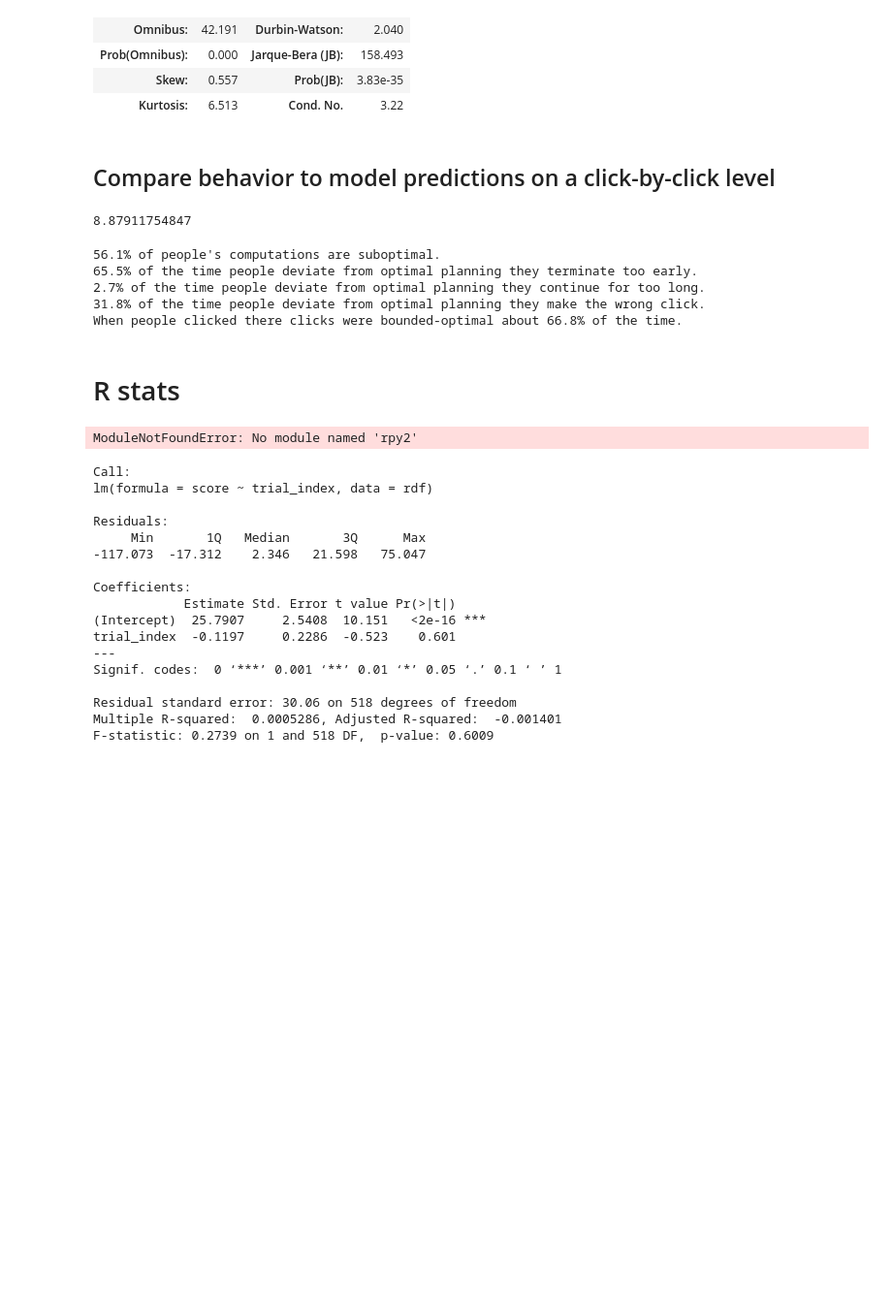
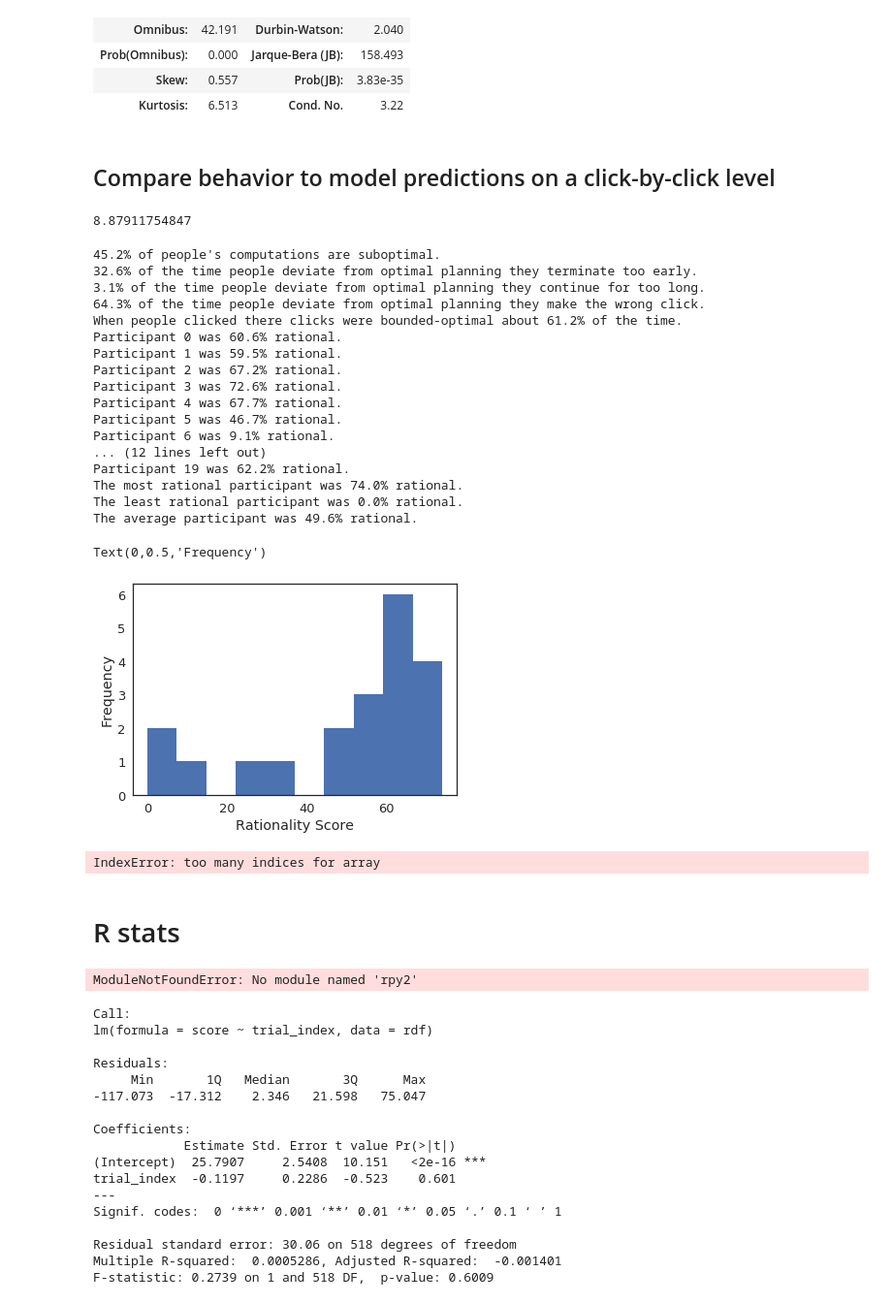
Before and after one commit to fredcallaway/planning, a Jupyter notebook: python/qualitative_predictions_x12.ipynb, the cells around one changed output. Shown: that part at 97% size. Drawn from its saved outputs; the diff is of its cells as text; code cells hidden in the pictures; blank space fills up the shorter version.

Commit message:
Analyze inter-individual differences in rationality

```diff
--- a/python/qualitative_predictions_x12.ipynb
+++ b/python/qualitative_predictions_x12.ipynb
@@ -49,7 +50,7 @@ env = make_env()
 # Load Data
 # %%
 from analysis_utils import *
-VERSION = 'c0.7'
+VERSION = 'c1.0'
 data = get_data(VERSION, '../experiment/data')
 pdf = data['participants']
 print(f'{len(pdf)} participants')
@@ -59,7 +60,7 @@ def extract(q):
     return list(map(int, q['click']['state']['target']))
 mdf['clicks'] = mdf.queries.apply(extract)
 mdf['n_clicks'] = mdf.clicks.apply(len)
-mdf['thinking'] = mdf['rt'].apply(get(0))
+mdf['thinking'] = mdf['rt'].apply(get(0, default=0))
 
 tdf = mdf.query('block == "test"').copy()
 tdf.trial_index -= tdf.trial_index.min()
@@ -600,6 +601,10 @@ bounded_optimal_agent = get_optimal_policy(env)
 8.87911754847
 # %%
 from agents import run_episode
+
+import matplotlib.pyplot as plt
+
+
 run_episode(bounded_optimal_agent, env)
 
 stopped_too_early = np.array([])
@@ -611,10 +616,12 @@ nr_nodes = 12
 terminate = nr_nodes + 1 #node 0 is unclickable, nodes 1-12 are clickable, so action 13 is termination
 
 suboptimal_computation = np.array([])
+participant_id = np.array([])
 
 for t in trial_ids:
 
     trial_id = tdf['trial_id'][t]
+    participant=tdf['pid'][t]
     ground_truth = tdf['env'][t].ground_truth
     env = tdf['env'][t]
     actions = np.append(tdf['clicks'][t],[terminate])
@@ -623,38 +630,77 @@ for t in trial_ids:
     c=0
     for action in actions:
 
         #What would a bounded-optimal agent do?
         action_distribution=bounded_optimal_agent.action_distribution(env._state)
         p_continue = np.sum(action_distribution[0:-1])
         p_terminate =action_distribution[terminate]
         p_human_click = action_distribution[int(action)]
 
         human_clicked = np.append(human_clicked,[action!=terminate])
 
         suboptimal_computation = np.append(suboptimal_computation,[p_human_click == 0])
+        participant_id = np.append(participant_id,[participant])
 
         if p_human_click == 0:
             stopped_too_early  = np.append(stopped_too_early, [action==terminate and p_continue>0.5])
             continued_too_long =  np.append(continued_too_long, [action!=terminate and p_terminate>0.5])
             wrong_click =  np.append(wrong_click, [action!=terminate and p_continue>0.5])
 
 
         step=env.step(action)
 
 
 print("{:3.1f}% of people's computations are suboptimal.".format(100*np.mean(suboptimal_computation)))
 
 print("{:3.1f}% of the time people deviate from optimal planning they terminate too early.".format(100*np.mean(stopped_too_early)))
 print("{:3.1f}% of the time people deviate from optimal planning they continue for too long.".format(100*np.mean(continued_too_long)))
 print("{:3.1f}% of the time people deviate from optimal planning they make the wrong click.".format(100*np.mean(wrong_click)))
 
 print("When people clicked there clicks were bounded-optimal about {:3.1f}% of the time.".format(100*np.mean(suboptimal_computation[human_clicked==1]==False)))
+
+participants = np.unique(participant_id)
+
+rationality_by_participant =np.array([])
+
+i=0
+for p in participants:
+    rationality_by_participant = np.append(rationality_by_participant, [100-100*np.mean(suboptimal_computation[participant_id==p])])
+    print("Participant {} was {:3.1f}% rational.".format(int(p),rationality_by_participant[-1]))
+    i+=1
+
+print("The most rational participant was {:3.1f}% rational.".format(np.max(rationality_by_participant)))
+print("The least rational participant was {:3.1f}% rational.".format(np.min(rationality_by_participant)))
+print("The average participant was {:3.1f}% rational.".format(np.mean(rationality_by_participant)))
+
+np.histogram(rationality_by_participant)
+
+plt.hist(rationality_by_participant)
+plt.xlabel('Rationality Score')
+plt.ylabel('Frequency')
 # %% [output]
-56.1% of people's computations are suboptimal.
-65.5% of the time people deviate from optimal planning they terminate too early.
-2.7% of the time people deviate from optimal planning they continue for too long.
-31.8% of the time people deviate from optimal planning they make the wrong click.
-When people clicked there clicks were bounded-optimal about 66.8% of the time.
+45.2% of people's computations are suboptimal.
+32.6% of the time people deviate from optimal planning they terminate too early.
+3.1% of the time people deviate from optimal planning they continue for too long.
+64.3% of the time people deviate from optimal planning they make the wrong click.
+When people clicked there clicks were bounded-optimal about 61.2% of the time.
+Participant 0 was 60.6% rational.
+Participant 1 was 59.5% rational.
+Participant 2 was 67.2% rational.
+Participant 3 was 72.6% rational.
+Participant 4 was 67.7% rational.
+Participant 5 was 46.7% rational.
+Participant 6 was 9.1% rational.
+... (12 lines left out)
+Participant 19 was 62.2% rational.
+The most rational participant was 74.0% rational.
+The least rational participant was 0.0% rational.
+The average participant was 49.6% rational.
+Text(0,0.5,'Frequency')
+[figure, added]
+# %%
+rationality_by_participant
+# %% [output]
+IndexError: too many indices for array
 # %% [markdown]
 # R stats
 # %%
```
Also changed, not shown: parts of 3 cells of this notebook.
